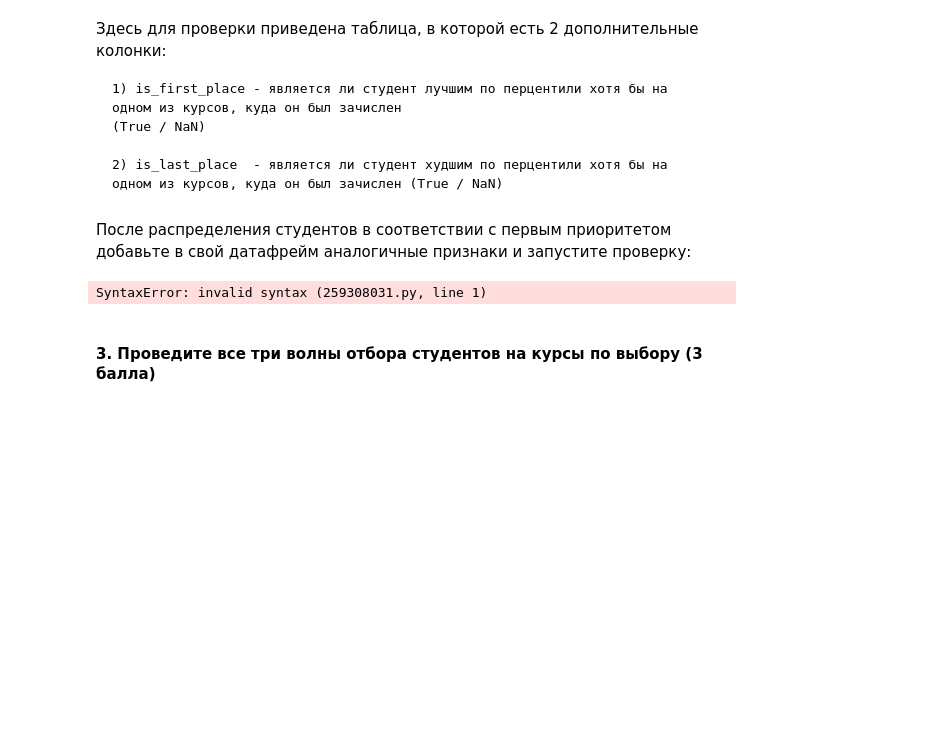
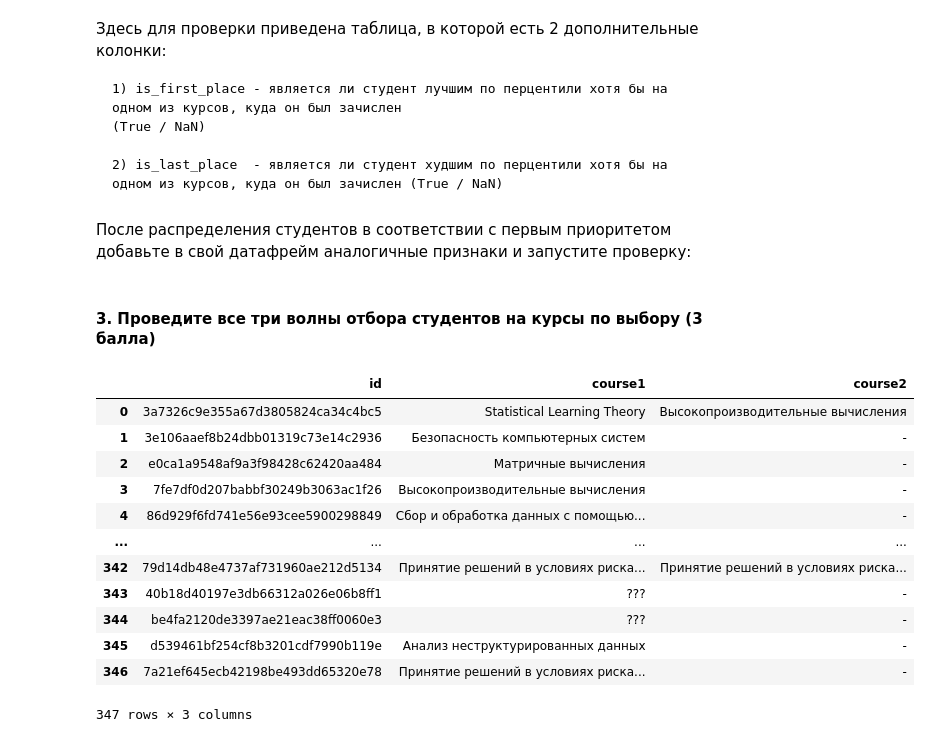
Before and after one commit to SergeyPishchulov/MO, a Jupyter notebook: practice_01_pandas.ipynb, the cells around one changed output. Cells and saved outputs as stored; diff of their text form; code cells hidden in the pictures; blank space fills up the shorter version.

```diff
--- a/practice_01_pandas.ipynb
+++ b/practice_01_pandas.ipynb
@@ -516,11 +516,6 @@ def handle_snd_crs(row):
 
 
 def first_wave(row):
-    '''
-    Работает с датасетом, отсортированным по 'procentile'
-    Обновляет temp_count_table
-    Возвращает строку с выбранными предметами, если есть места
-    '''
     if (row['crs_cnt'] == 1):
         handle_only_one_crs(row)
     else:
@@ -548 +543,25 @@ hash(str(df_first.values))
+# %%
+not_marked_courses = unique_courses_fall.copy()
+
+# Дополнительная обработка, чтобы проставить отметки is_last_place для проверки
+def add_last_place_mark(row):
+    '''
+    работает с датасетом, отсортированным по 'procentile' по убыванию
+    '''
+    global not_marked_courses
+    if row['course1'] != '-' and row['course1'] != np.nan:
+        if np.isin(not_marked_courses, row['course1']).any():
+            row['is_last_place'] = True
+            not_marked_courses = not_marked_courses[not_marked_courses != row['course1']]
+
+    if row['course2'] != '-' and row['course2'] != np.nan:
+        if np.isin(not_marked_courses, row['course2']).any():
+            row['is_last_place'] = True
+            not_marked_courses = not_marked_courses[not_marked_courses != row['course2']]
+
+    return row
+
+df_first = df_first.sort_values(by='percentile', ascending=False)
+df_first_check = df_first.apply(add_last_place_mark, axis=1)
+# df_first_check
 # %%
@@ -562,21 +579,19 @@ check_df = pd.read_csv('2_task_check.csv')
 # %% [markdown]
 После распределения студентов в соответствии с первым приоритетом добавьте в свой датафрейм аналогичные признаки и запустите проверку:
 # %%
-fir_col_name =       # insert name of your new column with is_first_place as str
-last_col_name =      # insert name of your new column with is_last_place as str
+fir_col_name = 'is_first_place'      # insert name of your new column with is_first_place as str
+last_col_name =  'is_last_place'    # insert name of your new column with is_last_place as str
 
 
-assert((df[df[fir_col_name].isna() == False][['id']].sort_values('id').reset_index(drop=True)
-        ==
-        check_df[check_df['is_first_place'].isna() == False][['id']].sort_values('id').reset_index(drop=True)
-       ).id.values).all()
+# assert((df[df[fir_col_name].isna() == False][['id']].sort_values('id').reset_index(drop=True)
+#         ==
+#         check_df[check_df['is_first_place'].isna() == False][['id']].sort_values('id').reset_index(drop=True)
+#        ).id.values).all()
 
 
-assert((df[df[last_col_name].isna() == False][['id']].sort_values('id').reset_index(drop=True)
-       ==
-       check_df[check_df['is_last_place'].isna() == False][['id']].sort_values('id').reset_index(drop=True)
-      ).id.values).all()
+# assert((df[df[last_col_name].isna() == False][['id']].sort_values('id').reset_index(drop=True)
+#        ==
+#        check_df[check_df['is_last_place'].isna() == False][['id']].sort_values('id').reset_index(drop=True)
+#       ).id.values).all()
-# %% [output]
-SyntaxError: invalid syntax (259308031.py, line 1)
 # %% [markdown]
 #### 3. Проведите все три волны отбора студентов на курсы по выбору (3 балла)
@@ -584,0 +670,24 @@ SyntaxError: invalid syntax (259308031.py, line 1)
+# %%
+# Отсортируем строки по percentile снова, так как порядок менялся на обратный
+df_second = df_first.sort_values(by='percentile', ascending=True)
+
+# Вторая волна обработки
+df_second = df_second.apply(second_wave, axis=1)
+# df_second
+df_third = df_second.apply(third_wave, axis=1)
+result = df_third.reset_index(drop=True)[['id','course1','course2']]
+result
+# %% [output]
+|  | id | course1 | course2 |
+| 0 | 3a7326c9e355a67d3805824ca34c4bc5 | Statistical Learning Theory | Высокопроизводительные вычисления |
+| 1 | 3e106aaef8b24dbb01319c73e14c2936 | Безопасность компьютерных систем | - |
+| 2 | e0ca1a9548af9a3f98428c62420aa484 | Матричные вычисления | - |
+| 3 | 7fe7df0d207babbf30249b3063ac1f26 | Высокопроизводительные вычисления | - |
+| 4 | 86d929f6fd741e56e93cee5900298849 | Сбор и обработка данных с помощью... | - |
+| ... | ... | ... | ... |
+| 342 | 79d14db48e4737af731960ae212d5134 | Принятие решений в условиях риска... | Принятие решений в условиях риска... |
+| 343 | 40b18d40197e3db66312a026e06b8ff1 | ??? | - |
+| 344 | be4fa2120de3397ae21eac38ff0060e3 | ??? | - |
+| 345 | d539461bf254cf8b3201cdf7990b119e | Анализ неструктурированных данных | - |
+| 346 | 7a21ef645ecb42198be493dd65320e78 | Принятие решений в условиях риска... | - |
+347 rows × 3 columns
```
Also changed, not shown: parts of 6 cells of this notebook, 1 other file.
